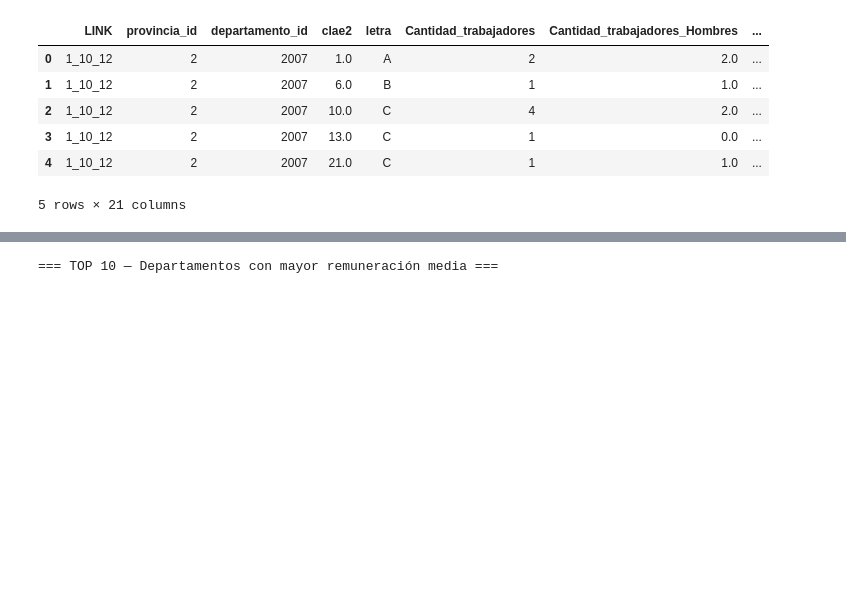
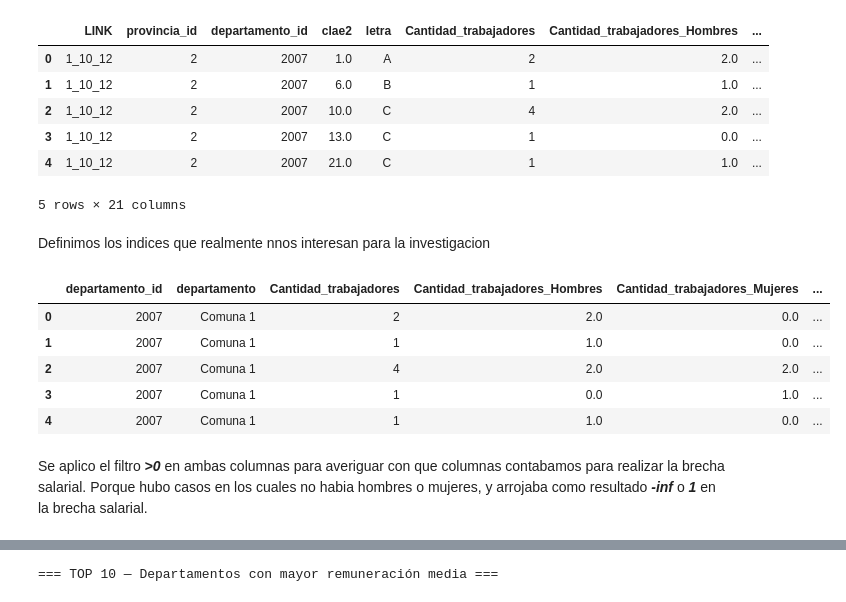
Before and after one commit to tost1n/Tp-laboratorio, a Jupyter notebook: Tp.ipynb, the cells around one changed output, grey strips where cells are left out. Drawn from its saved outputs; the diff is of its cells as text; code cells hidden in the pictures; blank space fills up the shorter version.

Commit message:
ajuste de tabla de brecha salarial para que sea funcional

```diff
--- a/Tp.ipynb
+++ b/Tp.ipynb
@@ -340,3 +340,32 @@ DF_limpio.head()
 | 3 | 1_10_12 | 2 | 2007 | 13.0 | C | 1 | 0.0 | ... |
 | 4 | 1_10_12 | 2 | 2007 | 21.0 | C | 1 | 1.0 | ... |
 5 rows × 21 columns
+# %%
+DF_Clave= DF_limpio[[
+    "departamento_id",
+    "departamento",
+    "Cantidad_trabajadores",
+    "Cantidad_trabajadores_Hombres",
+    "Cantidad_trabajadores_Mujeres",
+    "Remuneracion_media",
+    "Remuneracion_media_Hombres",
+    "Remuneracion_media_Mujeres",
+    "Remuneracion_mediana",
+    "Remuneracion_mediana_Hombres",
+    "Remuneracion_mediana_Mujeres",
+    "Brecha_Salarial_Genero",
+     "clae2",
+    "clae2_description",
+
+]]
+# %% [markdown]
+Definimos los indices que realmente nnos interesan para la investigacion
+# %%
+DF_Clave.head().round(2)
+# %% [output]
+|  | departamento_id | departamento | Cantidad_trabajadores | Cantidad_trabajadores_Hombres | Cantidad_trabajadores_Mujeres | ... |
+| 0 | 2007 | Comuna 1 | 2 | 2.0 | 0.0 | ... |
+| 1 | 2007 | Comuna 1 | 1 | 1.0 | 0.0 | ... |
+| 2 | 2007 | Comuna 1 | 4 | 2.0 | 2.0 | ... |
+| 3 | 2007 | Comuna 1 | 1 | 0.0 | 1.0 | ... |
+| 4 | 2007 | Comuna 1 | 1 | 1.0 | 0.0 | ... |
@@ -342,0 +377,2 @@ DF_limpio.head()
+# %% [markdown]
+Se aplico el filtro ***>0*** en ambas columnas para averiguar con que columnas contabamos para realizar la brecha salarial. Porque hubo casos en los cuales no habia hombres o mujeres, y arrojaba como resultado ***-inf*** o ***1*** en la brecha salarial.
```
Also changed, not shown: parts of 4 cells of this notebook.
